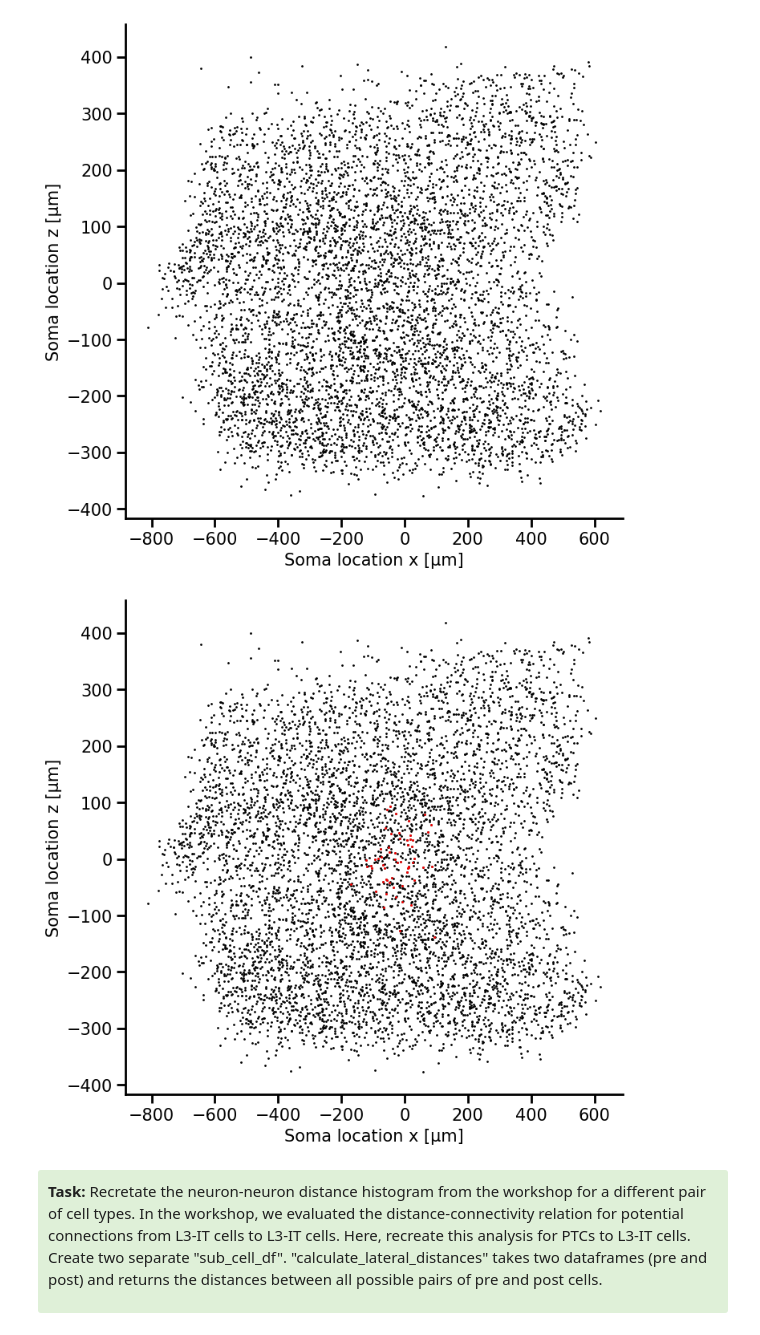
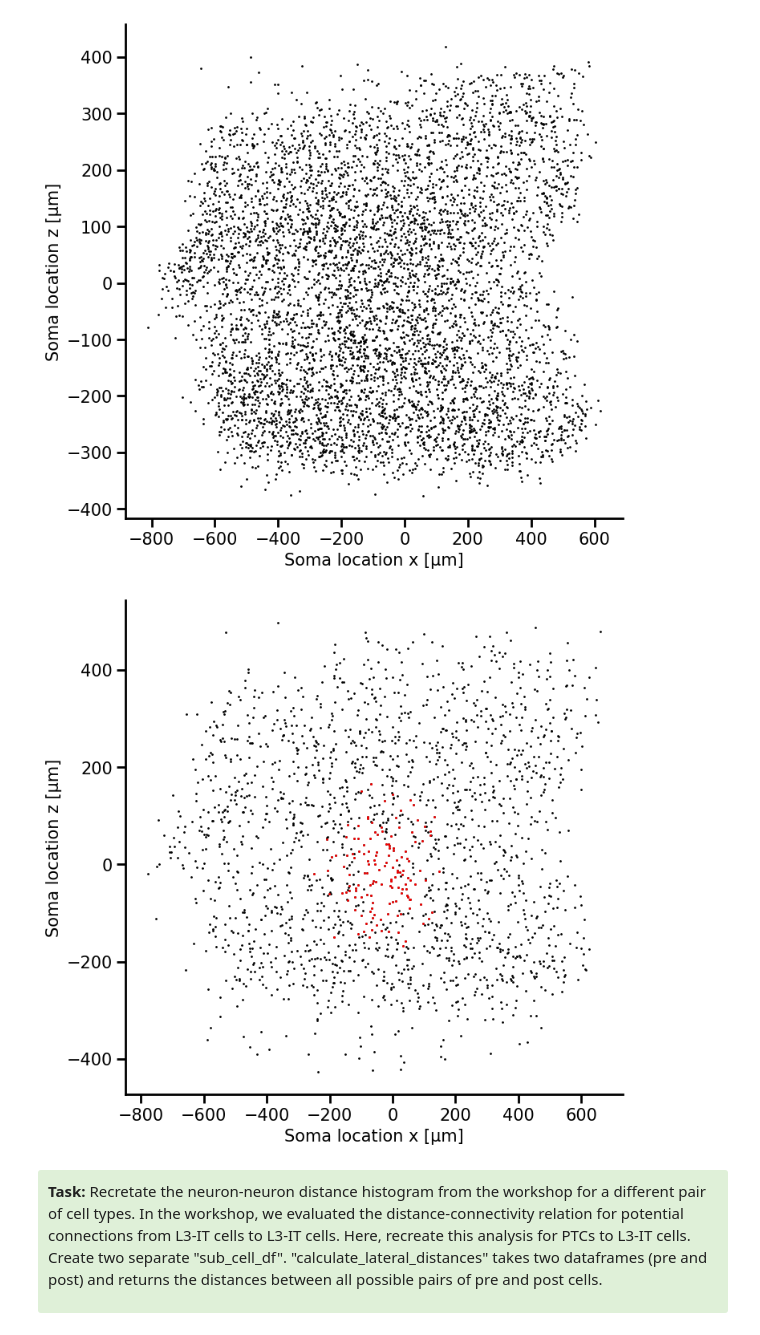
Before and after one commit to timkimd/connectomics, a Jupyter notebook: code/notebooks/grace_structure2.ipynb, the cells around one changed output. Drawn from its saved outputs; the diff is of its cells as text; code cells hidden in the pictures.

```diff
--- a/code/notebooks/grace_structure2.ipynb
+++ b/code/notebooks/grace_structure2.ipynb
@@ -131,10 +147,7 @@ See [Schneider-Mizell, et al., 2025](https://www.nature.com/articles/s41586-024-
 </div>
 # %%
 # YOUR CODE HERE
-sub_cell_df_L4IT = cell_df[cell_df["cell_type"] == "L6-IT"]
-sub_cell_df_L4IT.head(5)
-
-sub_cell_df_L3IT = cell_df[cell_df["cell_type"] == "L3-IT"]
-sub_cell_df_L3IT.head(5)
+sub_cell_df_DTC = cell_df[cell_df["cell_type"] == "DTC"]
+sub_cell_df_DTC.head(5)
 # %% [output]
 |  | id | pt_position_x | pt_position_y | pt_position_z | pt_position_trform_x | pt_position_trform_y | ... |
@@ -164,36 +187,36 @@ plt.show()
 [figure]
 # %%
 # Highlight the cells with proofread axons.
-sub_cell_axon_proofread_df = sub_cell_df_L4IT[np.isin(sub_cell_df_L4IT["pt_root_id"], axon_proof_root_ids)]
+sub_cell_axon_proofread_df = sub_cell_df_DTC[np.isin(sub_cell_df_DTC["pt_root_id"], axon_proof_root_ids)]
 
 fig, ax = plt.subplots(figsize=(8, 8))
 
-ax.scatter(data=sub_cell_df_L4IT, x="pt_position_trform_x", y="pt_position_trform_z", c="k", s=1)
+ax.scatter(data=sub_cell_df_DTC, x="pt_position_trform_x", y="pt_position_trform_z", c="k", s=1)
 ax.scatter(data=sub_cell_axon_proofread_df, x="pt_position_trform_x", y="pt_position_trform_z", c="r", s=1)
 
 ax.tick_params(axis='both', which='major', labelsize=15, width=2, length=8)  # Set larger tick labels
 ax.tick_params(axis='both', which='minor', labelsize=14, width=1, length=4)  # Set larger tick labels
 
 ax.spines['top'].set_visible(False)  # Hide the top spine
 ax.spines['right'].set_visible(False)  # Hide the right spine
 ax.spines['bottom'].set_linewidth(2)  # Hide the top spine
 ax.spines['left'].set_linewidth(2)  # Hide the right spine
 
 ax.tick_params(axis='both', which='major', labelsize=15, width=2, length=8)  # Set larger tick labels
 ax.tick_params(axis='both', which='minor', labelsize=14, width=1, length=4)  # Set larger tick labels
 
 ax.spines['top'].set_visible(False)  # Hide the top spine
 ax.spines['right'].set_visible(False)  # Hide the right spine
 ax.spines['bottom'].set_linewidth(2)  # Hide the top spine
 ax.spines['left'].set_linewidth(2)  # Hide the right spine
-sub_cell_df = cell_df[cell_df["cell_type"] == "L3-IT"]
+sub_cell_df = cell_df[cell_df["cell_type"] == "DTC"]
 
 ax.set_xlabel("Soma location x [µm]", fontsize=15)
 ax.set_ylabel("Soma location z [µm]", fontsize=15)
 
 plt.show()
 # %% [output]
-[figure, old version]
+[figure, new version]
 # %% [markdown]
 <div style="background: #DFF0D8; border-radius: 3px; padding: 10px;">
 
```
Also changed, not shown: parts of 16 cells of this notebook, 1 other file.
